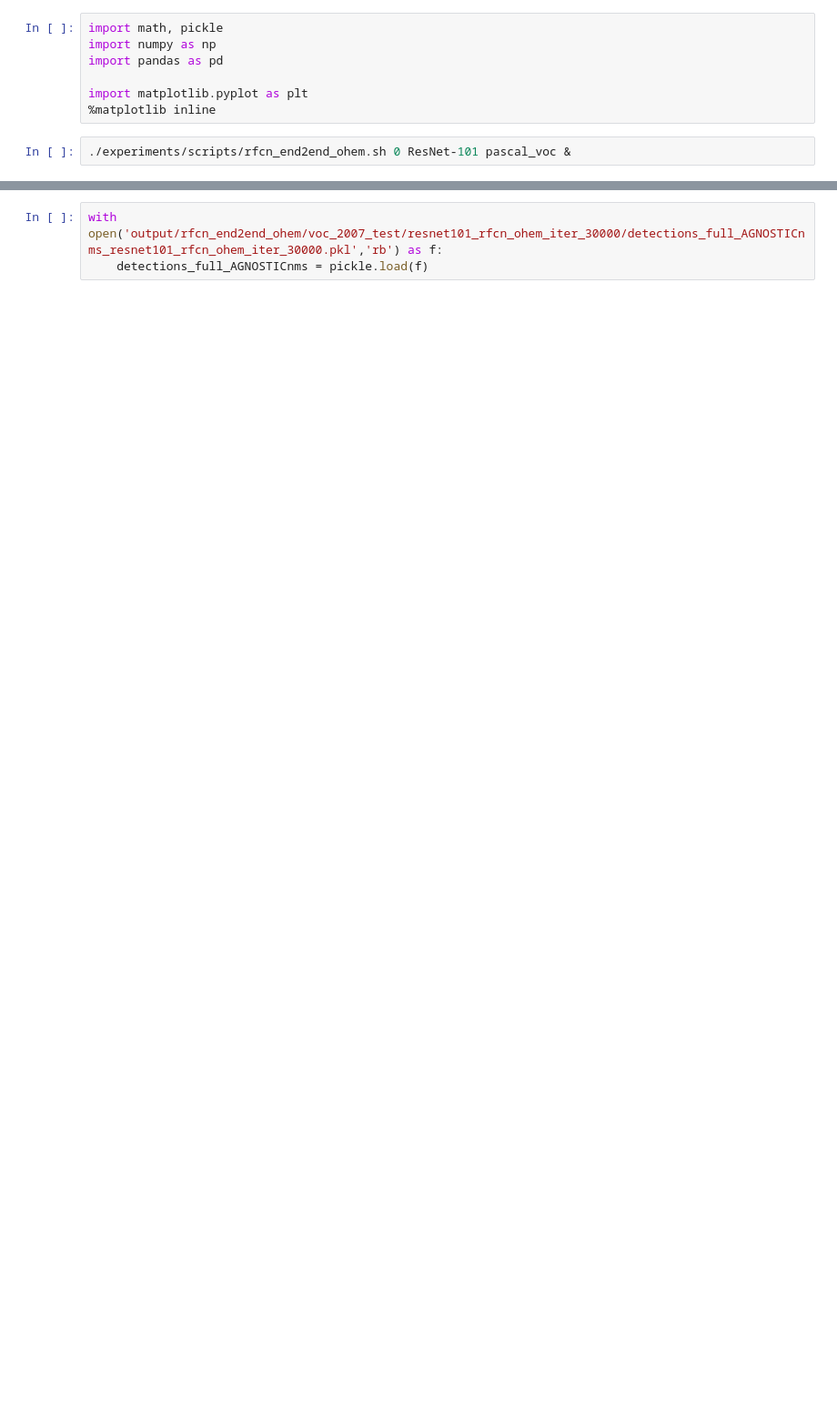
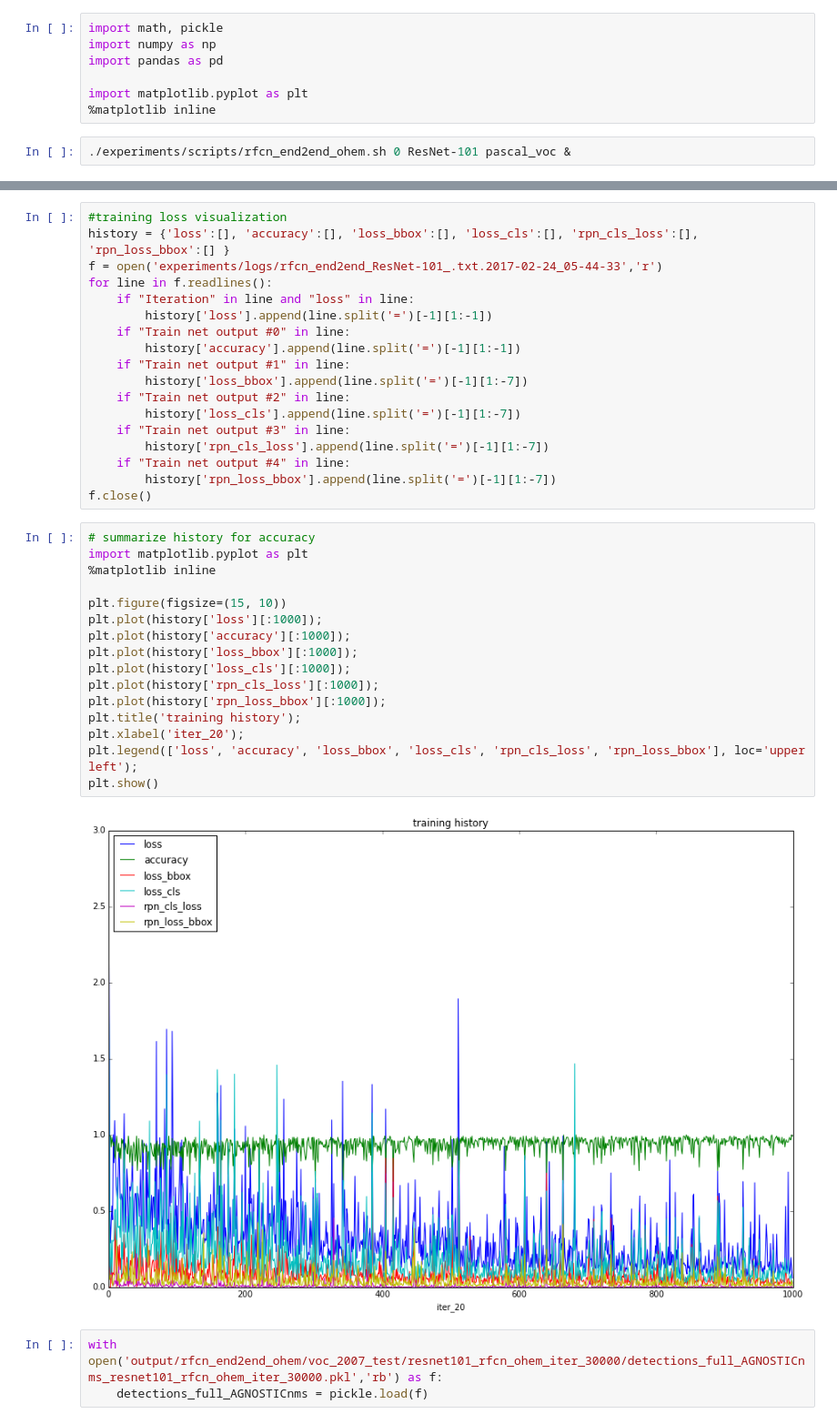
Before and after one commit to namiyao/py-R-FCN, a Jupyter notebook: test.ipynb, the cells around one changed output, grey strips where cells are left out. Shown: that part at 91% size. Cells and saved outputs as stored; diff of their text form; blank space fills up the shorter version.

Commit message:
test iter20000

```diff
--- a/test.ipynb
+++ b/test.ipynb
@@ -30,3 +31,39 @@ Evaluating detections
+# %%
+#training loss visualization
+history = {'loss':[], 'accuracy':[], 'loss_bbox':[], 'loss_cls':[], 'rpn_cls_loss':[], 'rpn_loss_bbox':[] }
+f = open('experiments/logs/rfcn_end2end_ResNet-101_.txt.2017-02-24_05-44-33','r')
+for line in f.readlines():
+    if "Iteration" in line and "loss" in line:
+        history['loss'].append(line.split('=')[-1][1:-1])
+    if "Train net output #0" in line:
+        history['accuracy'].append(line.split('=')[-1][1:-1])
+    if "Train net output #1" in line:
+        history['loss_bbox'].append(line.split('=')[-1][1:-7])
+    if "Train net output #2" in line:
+        history['loss_cls'].append(line.split('=')[-1][1:-7])
+    if "Train net output #3" in line:
+        history['rpn_cls_loss'].append(line.split('=')[-1][1:-7])
+    if "Train net output #4" in line:
+        history['rpn_loss_bbox'].append(line.split('=')[-1][1:-7])
+f.close()
+# %%
+# summarize history for accuracy
+import matplotlib.pyplot as plt
+%matplotlib inline
+
+plt.figure(figsize=(15, 10))
+plt.plot(history['loss'][:1000]);
+plt.plot(history['accuracy'][:1000]);
+plt.plot(history['loss_bbox'][:1000]);
+plt.plot(history['loss_cls'][:1000]);
+plt.plot(history['rpn_cls_loss'][:1000]);
+plt.plot(history['rpn_loss_bbox'][:1000]);
+plt.title('training history');
+plt.xlabel('iter_20');
+plt.legend(['loss', 'accuracy', 'loss_bbox', 'loss_cls', 'rpn_cls_loss', 'rpn_loss_bbox'], loc='upper left');
+plt.show()
+# %% [output]
+[figure, added]
 # %%
 with open('output/rfcn_end2end_ohem/voc_2007_test/resnet101_rfcn_ohem_iter_30000/detections_full_AGNOSTICnms_resnet101_rfcn_ohem_iter_30000.pkl','rb') as f:
     detections_full_AGNOSTICnms = pickle.load(f)
```
Also changed, not shown: parts of 1 cell of this notebook.
